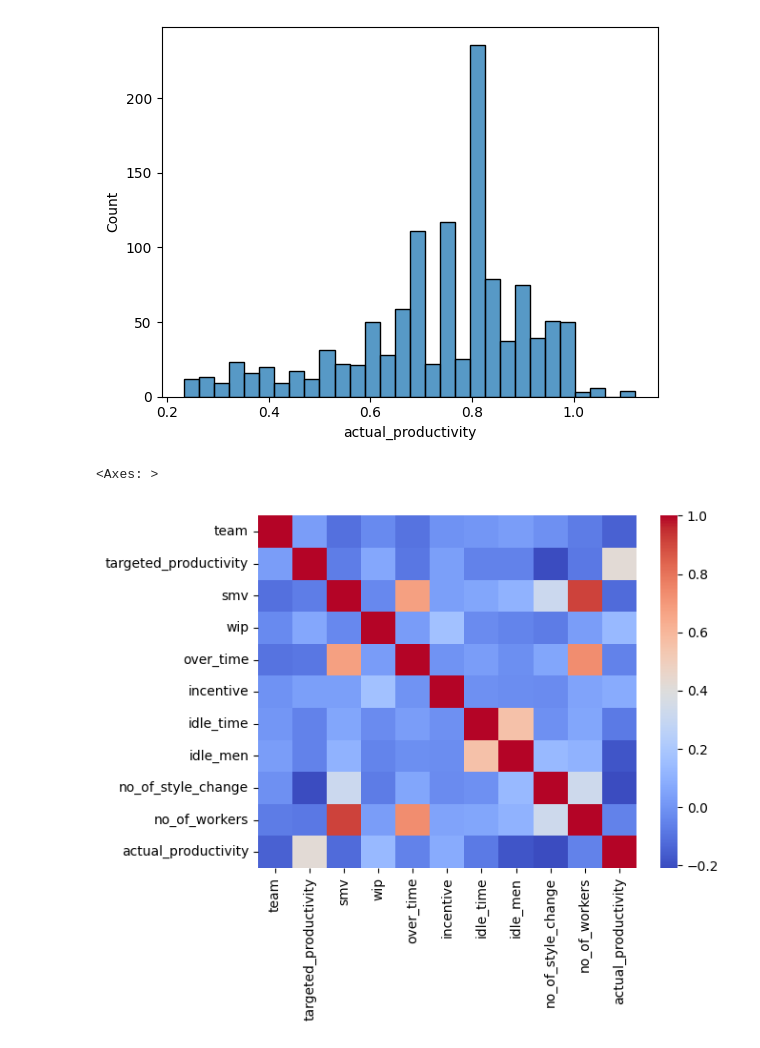
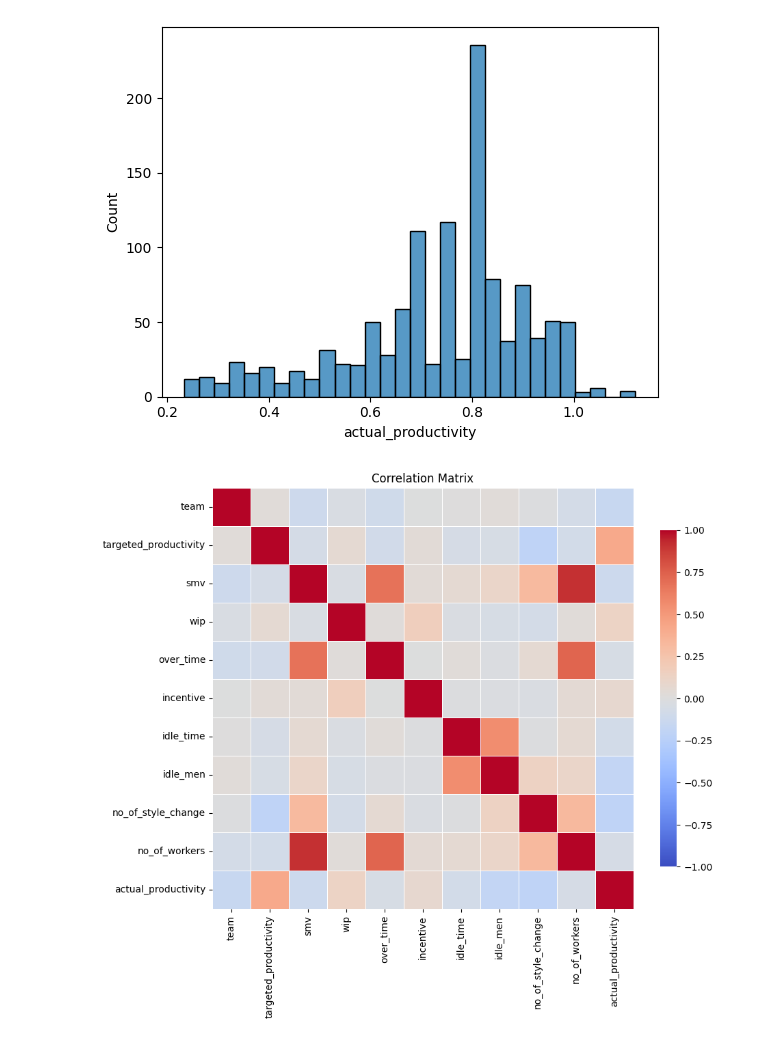
Before and after one commit to dakshini01/ProdFusion, a Jupyter notebook: codes/Data_Identification.ipynb, the cells around one changed output. Saved outputs shown, nothing was run; the diff lists cells and outputs as text; code cells hidden in the pictures.

```diff
--- a/codes/Data_Identification.ipynb
+++ b/codes/Data_Identification.ipynb
@@ -87,9 +87,25 @@ sns.histplot(df['actual_productivity'], bins=30)
 # %% [output]
 <Axes: xlabel='actual_productivity', ylabel='Count'>
 [figure]
-# %%
-df.corr(numeric_only=True)
-sns.heatmap(df.corr(numeric_only=True), cmap="coolwarm")
-# %% [output]
-<Axes: >
-[figure, removed]
+# %%
+# Select numeric columns only
+numeric_df = df.select_dtypes(include=[np.number])
+
+# Compute correlation
+corr = numeric_df.corr()
+
+
+
+plt.figure(figsize=(10,8))
+sns.heatmap(corr,
+
+            cmap="coolwarm",
+            vmin=-1, vmax=1,
+            square=True,
+            linewidths=0.5,
+            cbar_kws={"shrink": .8})
+
+plt.title("Correlation Matrix")
+plt.show()
+# %% [output]
+[figure, added]
```
Also changed, not shown: parts of 3 cells of this notebook.
